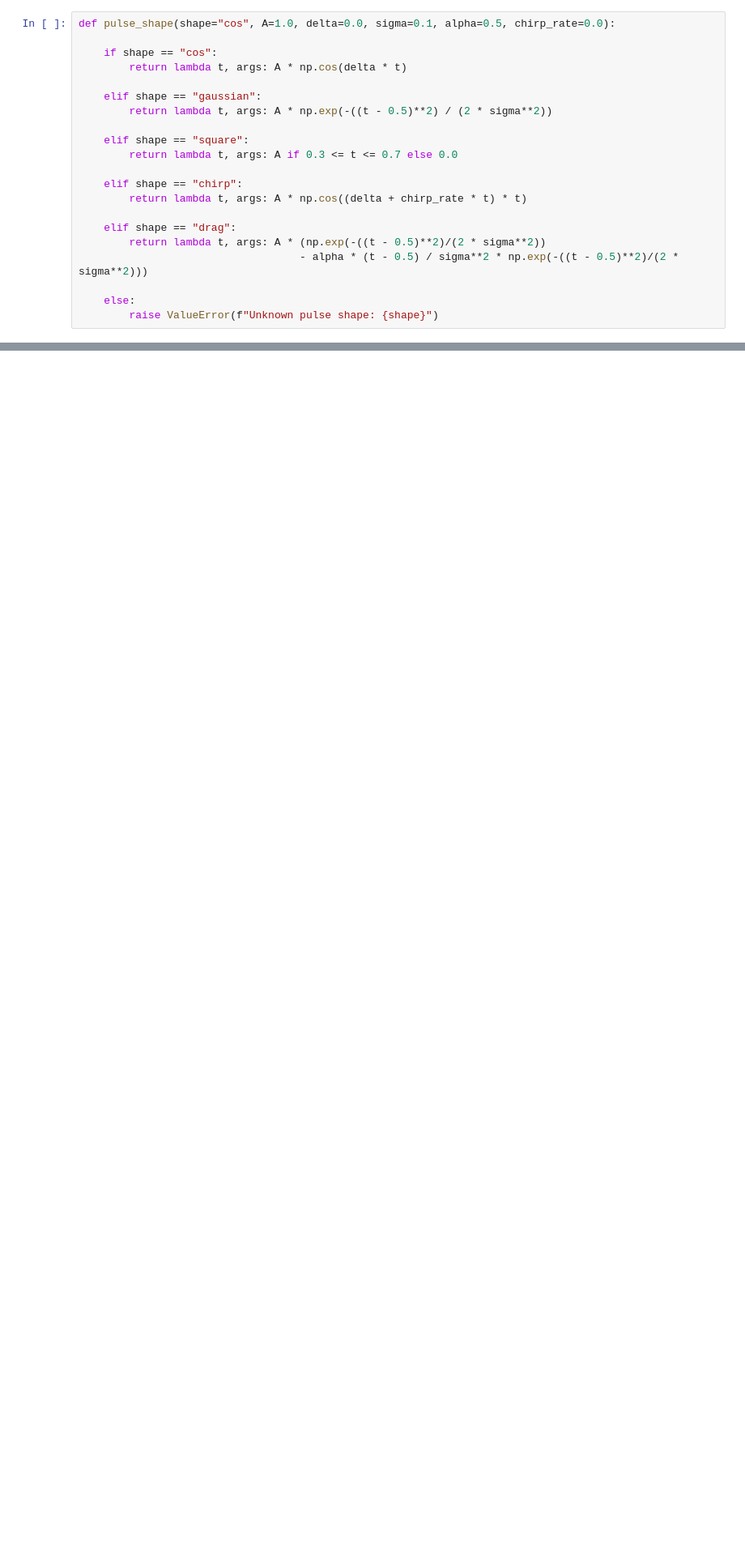
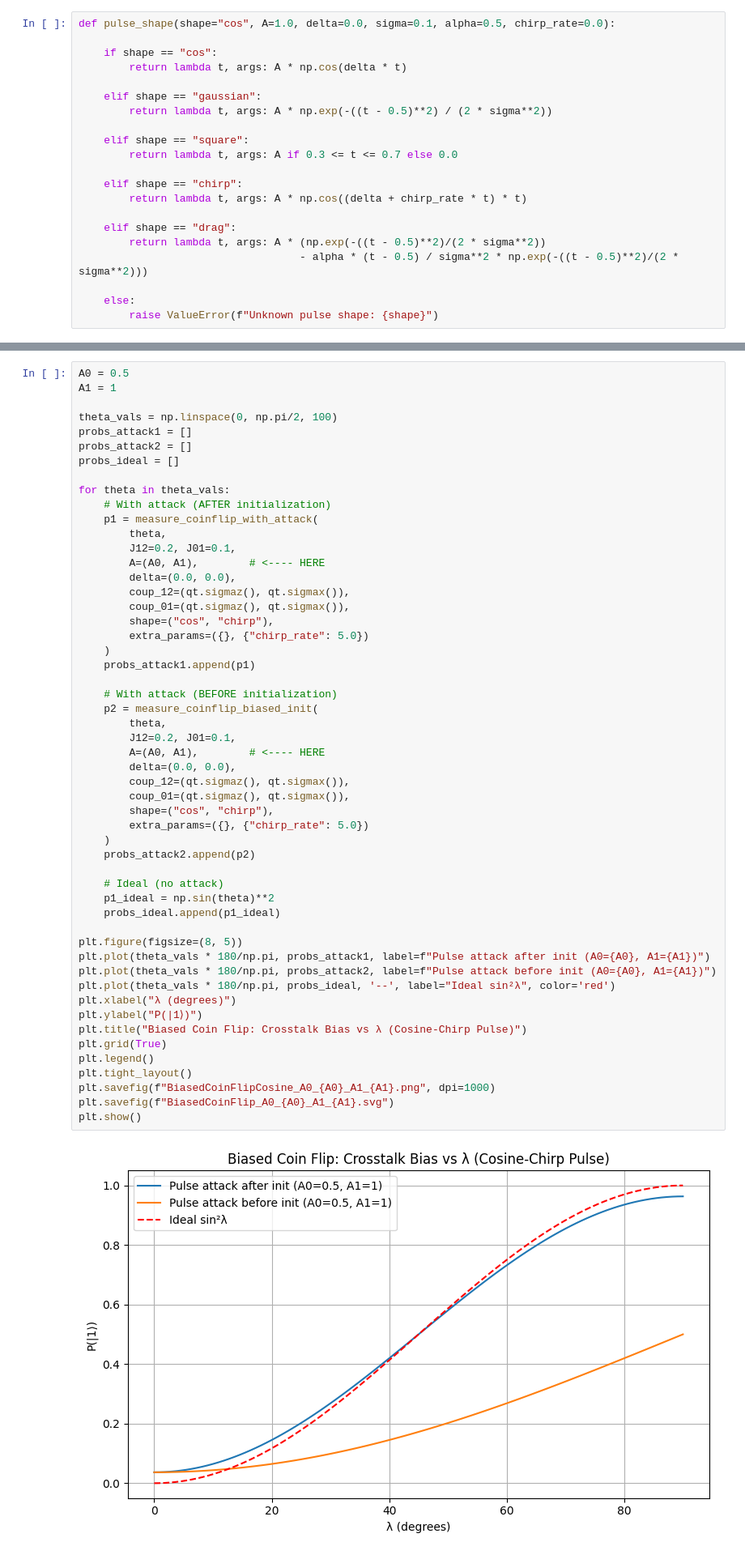
Before and after one commit to syedshubha/PulseSCQ, a Jupyter notebook: Experiments.ipynb, the cells around one changed output, grey strips where cells are left out. Shown at 81% size. Cells and saved outputs as stored; diff of their text form; blank space fills up the shorter version.

```diff
--- a/Experiments.ipynb
+++ b/Experiments.ipynb
@@ -188,0 +181,55 @@ def fit_isometry(theoretical_kraus):
+# %%
+A0 = 0.5
+A1 = 1
+
+theta_vals = np.linspace(0, np.pi/2, 100)
+probs_attack1 = []
+probs_attack2 = []
+probs_ideal = []
+
+for theta in theta_vals:
+    # With attack (AFTER initialization)
+    p1 = measure_coinflip_with_attack(
+        theta,
+        J12=0.2, J01=0.1,
+        A=(A0, A1),        # <---- HERE
+        delta=(0.0, 0.0),
+        coup_12=(qt.sigmaz(), qt.sigmax()),
+        coup_01=(qt.sigmaz(), qt.sigmax()),
+        shape=("cos", "chirp"),
+        extra_params=({}, {"chirp_rate": 5.0})
+    )
+    probs_attack1.append(p1)
+
+    # With attack (BEFORE initialization)
+    p2 = measure_coinflip_biased_init(
+        theta,
+        J12=0.2, J01=0.1,
+        A=(A0, A1),        # <---- HERE
+        delta=(0.0, 0.0),
+        coup_12=(qt.sigmaz(), qt.sigmax()),
+        coup_01=(qt.sigmaz(), qt.sigmax()),
+        shape=("cos", "chirp"),
+        extra_params=({}, {"chirp_rate": 5.0})
+    )
+    probs_attack2.append(p2)
+
+    # Ideal (no attack)
+    p1_ideal = np.sin(theta)**2
+    probs_ideal.append(p1_ideal)
+
+plt.figure(figsize=(8, 5))
+plt.plot(theta_vals * 180/np.pi, probs_attack1, label=f"Pulse attack after init (A0={A0}, A1={A1})")
+plt.plot(theta_vals * 180/np.pi, probs_attack2, label=f"Pulse attack before init (A0={A0}, A1={A1})")
+plt.plot(theta_vals * 180/np.pi, probs_ideal, '--', label="Ideal sin²λ", color='red')
+plt.xlabel("λ (degrees)")
+plt.ylabel("P(|1⟩)")
+plt.title("Biased Coin Flip: Crosstalk Bias vs λ (Cosine-Chirp Pulse)")
+plt.grid(True)
+plt.legend()
+plt.tight_layout()
+plt.savefig(f"BiasedCoinFlipCosine_A0_{A0}_A1_{A1}.png", dpi=1000)
+plt.savefig(f"BiasedCoinFlip_A0_{A0}_A1_{A1}.svg")
+plt.show()
+# %% [output]
+[figure, added]
```
Also changed, not shown: parts of 20 cells of this notebook.
